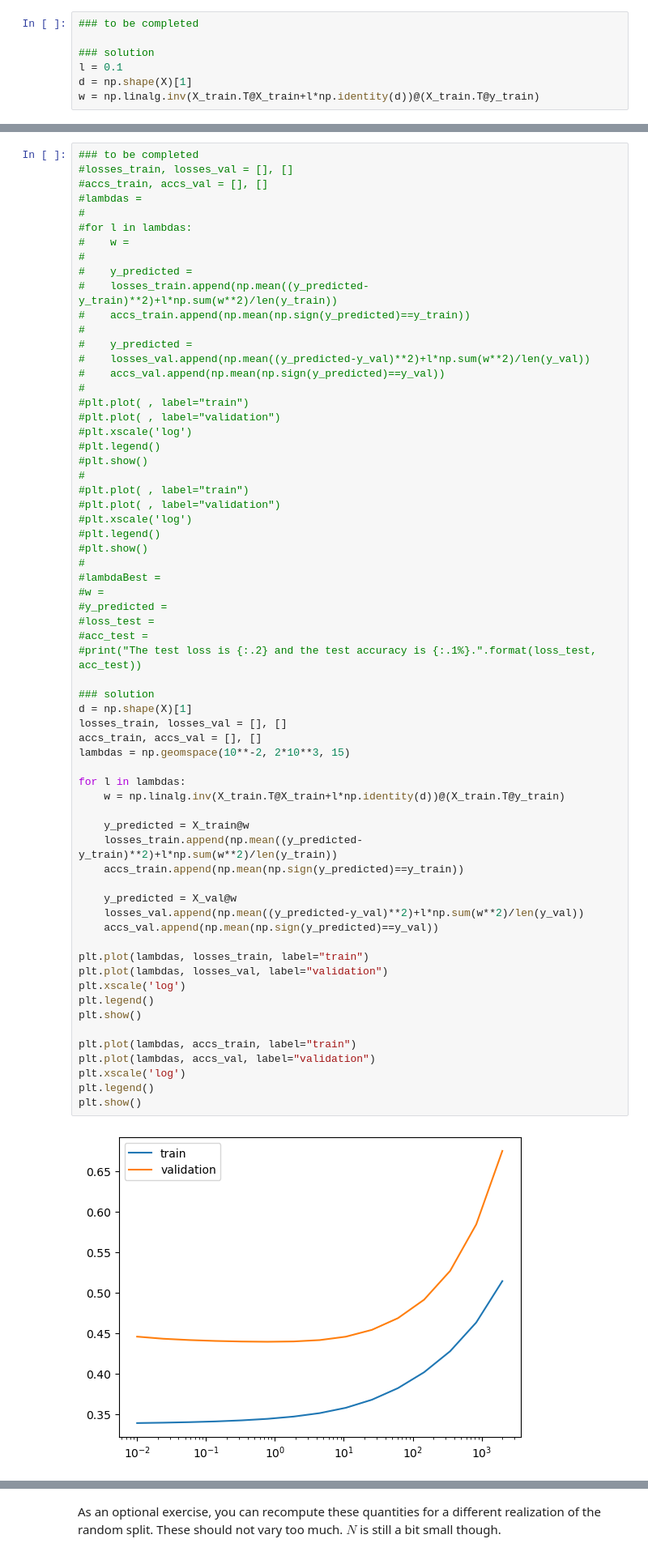
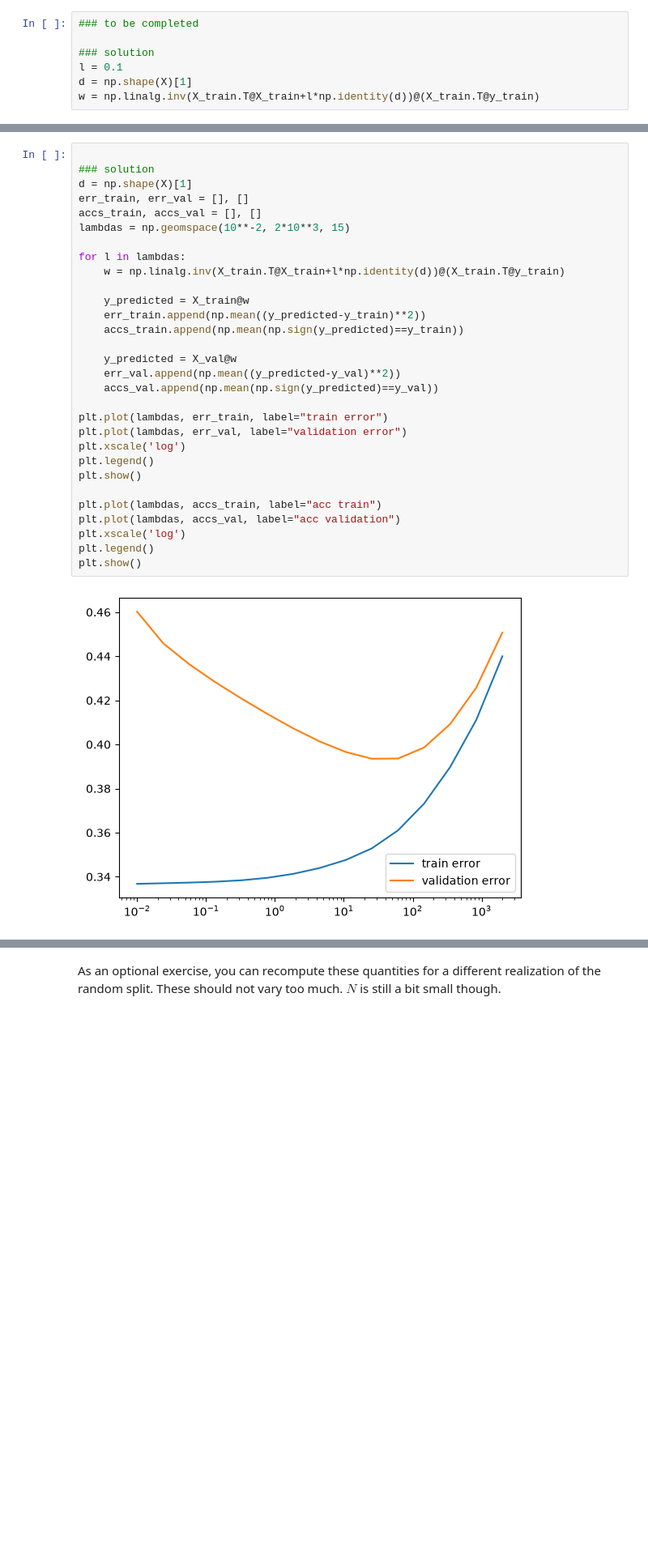
Before and after one commit to SPOC-group/phys-231-exercises, a Jupyter notebook: Exercise_4/ex4_linear_regression_solution.ipynb, the cells around one changed output, grey strips where cells are left out. Shown at 81% size. Cells and saved outputs as stored; diff of their text form; blank space fills up the shorter version.

```diff
--- a/Exercise_4/ex4_linear_regression_solution.ipynb
+++ b/Exercise_4/ex4_linear_regression_solution.ipynb
@@ -357,66 +361,32 @@ Complete the following cell to compute and plot the train and validation losses
 # %%
-### to be completed
-#losses_train, losses_val = [], []
-#accs_train, accs_val = [], []
-#lambdas =
-#
-#for l in lambdas:
-#    w =
-#
-#    y_predicted =
-#    losses_train.append(np.mean((y_predicted-y_train)**2)+l*np.sum(w**2)/len(y_train))
-#    accs_train.append(np.mean(np.sign(y_predicted)==y_train))
-#
-#    y_predicted =
-#    losses_val.append(np.mean((y_predicted-y_val)**2)+l*np.sum(w**2)/len(y_val))
-#    accs_val.append(np.mean(np.sign(y_predicted)==y_val))
-#
-#plt.plot( , label="train")
-#plt.plot( , label="validation")
-#plt.xscale('log')
-#plt.legend()
-#plt.show()
-#
-#plt.plot( , label="train")
-#plt.plot( , label="validation")
-#plt.xscale('log')
-#plt.legend()
-#plt.show()
-#
-#lambdaBest =
-#w =
-#y_predicted =
-#loss_test =
-#acc_test =
-#print("The test loss is {:.2} and the test accuracy is {:.1%}.".format(loss_test, acc_test))
 
 ### solution
 d = np.shape(X)[1]
-losses_train, losses_val = [], []
+err_train, err_val = [], []
 accs_train, accs_val = [], []
 lambdas = np.geomspace(10**-2, 2*10**3, 15)
 
 for l in lambdas:
     w = np.linalg.inv(X_train.T@X_train+l*np.identity(d))@(X_train.T@y_train)
 
     y_predicted = X_train@w
-    losses_train.append(np.mean((y_predicted-y_train)**2)+l*np.sum(w**2)/len(y_train))
+    err_train.append(np.mean((y_predicted-y_train)**2))
     accs_train.append(np.mean(np.sign(y_predicted)==y_train))
 
     y_predicted = X_val@w
-    losses_val.append(np.mean((y_predicted-y_val)**2)+l*np.sum(w**2)/len(y_val))
+    err_val.append(np.mean((y_predicted-y_val)**2))
     accs_val.append(np.mean(np.sign(y_predicted)==y_val))
 
-plt.plot(lambdas, losses_train, label="train")
-plt.plot(lambdas, losses_val, label="validation")
+plt.plot(lambdas, err_train, label="train error")
+plt.plot(lambdas, err_val, label="validation error")
 plt.xscale('log')
 plt.legend()
 plt.show()
 
-plt.plot(lambdas, accs_train, label="train")
-plt.plot(lambdas, accs_val, label="validation")
+plt.plot(lambdas, accs_train, label="acc train")
+plt.plot(lambdas, accs_val, label="acc validation")
 plt.xscale('log')
 plt.legend()
 plt.show()
 # %% [output]
-[figure, old version]
+[figure, new version]
```
Also changed, not shown: parts of 24 cells of this notebook, 2 other files.
